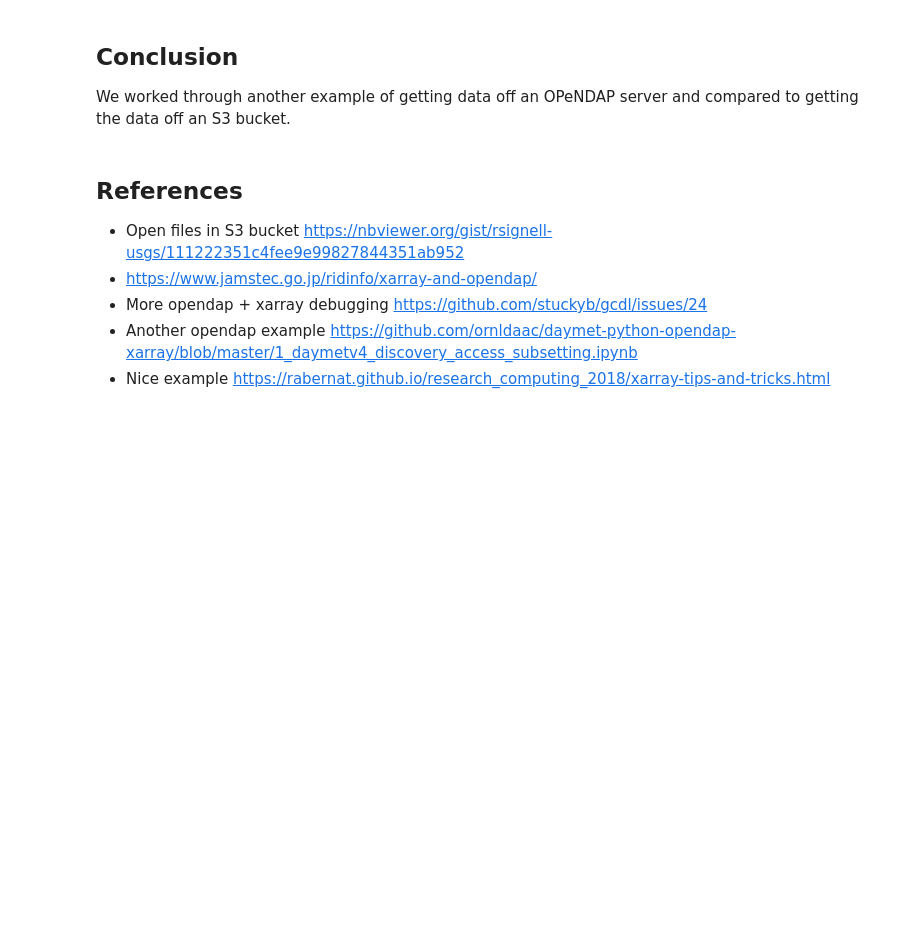
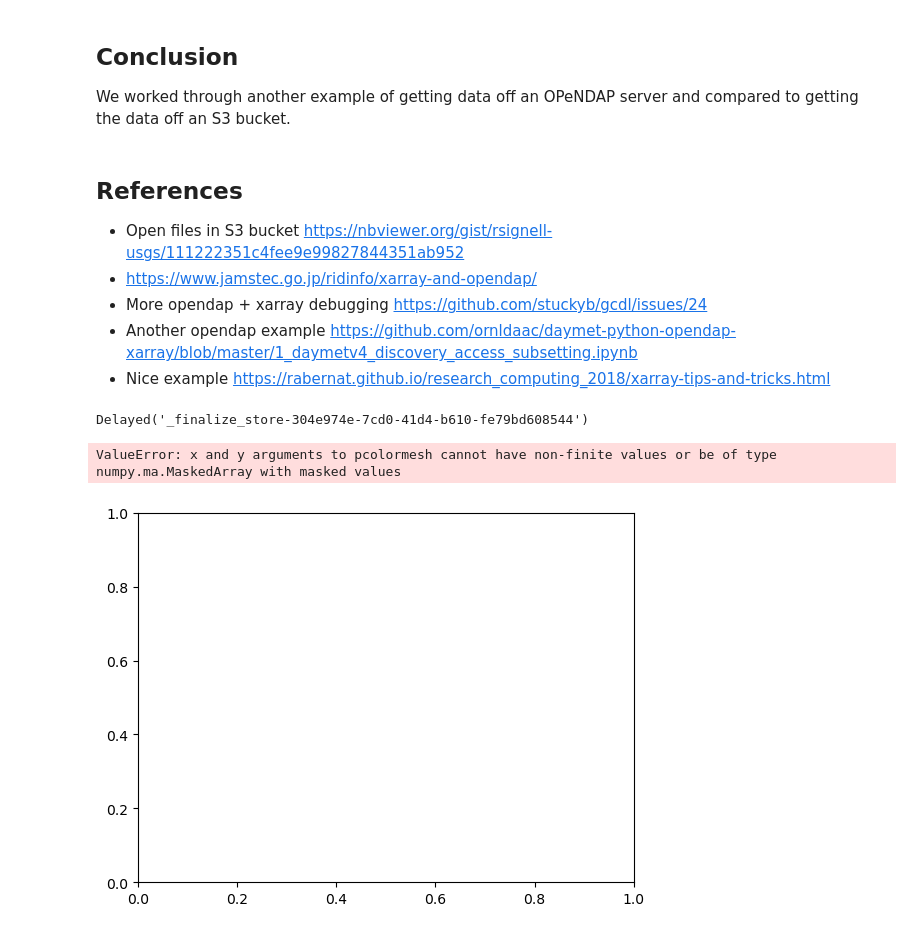
Before and after one commit to nmfs-opensci/NMFSHackDays-2025, a Jupyter notebook: topics-2025/2025-opendap/2-dbofs.ipynb, the cells around one changed output. Cells and saved outputs as stored; diff of their text form; code cells hidden in the pictures; blank space fills up the shorter version.

```diff
--- a/topics-2025/2025-opendap/2-dbofs.ipynb
+++ b/topics-2025/2025-opendap/2-dbofs.ipynb
@@ -217,3 +217,14 @@ We worked through another example of getting data off an OPeNDAP server and comp
 * More opendap + xarray debugging https://github.com/stuckyb/gcdl/issues/24
 * Another opendap example https://github.com/ornldaac/daymet-python-opendap-xarray/blob/master/1_daymetv4_discovery_access_subsetting.ipynb
 * Nice example https://rabernat.github.io/research_computing_2018/xarray-tips-and-tricks.html
+# %%
+ds.to_zarr("metadata.zarr", consolidated=True, compute=False)
+# %% [output]
+Delayed('_finalize_store-304e974e-7cd0-41d4-b610-fe79bd608544')
+# %%
+ds_lazy = xr.open_zarr("metadata.zarr", consolidated=True)
+# %%
+ds_lazy.temp.isel(Depth=1, time=1).plot(x='Longitude', y='Latitude');
+# %% [output]
+ValueError: x and y arguments to pcolormesh cannot have non-finite values or be of type numpy.ma.MaskedArray with masked values
+[figure, added]
```
Also changed, not shown: parts of 4 cells of this notebook, 55 other files.
